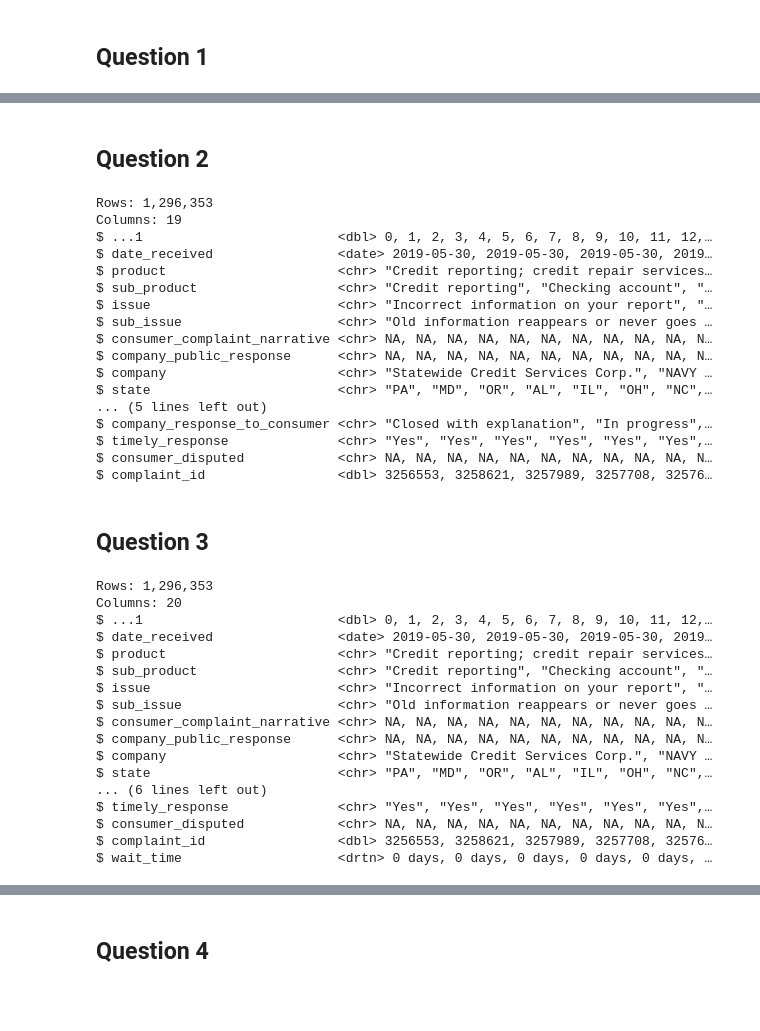
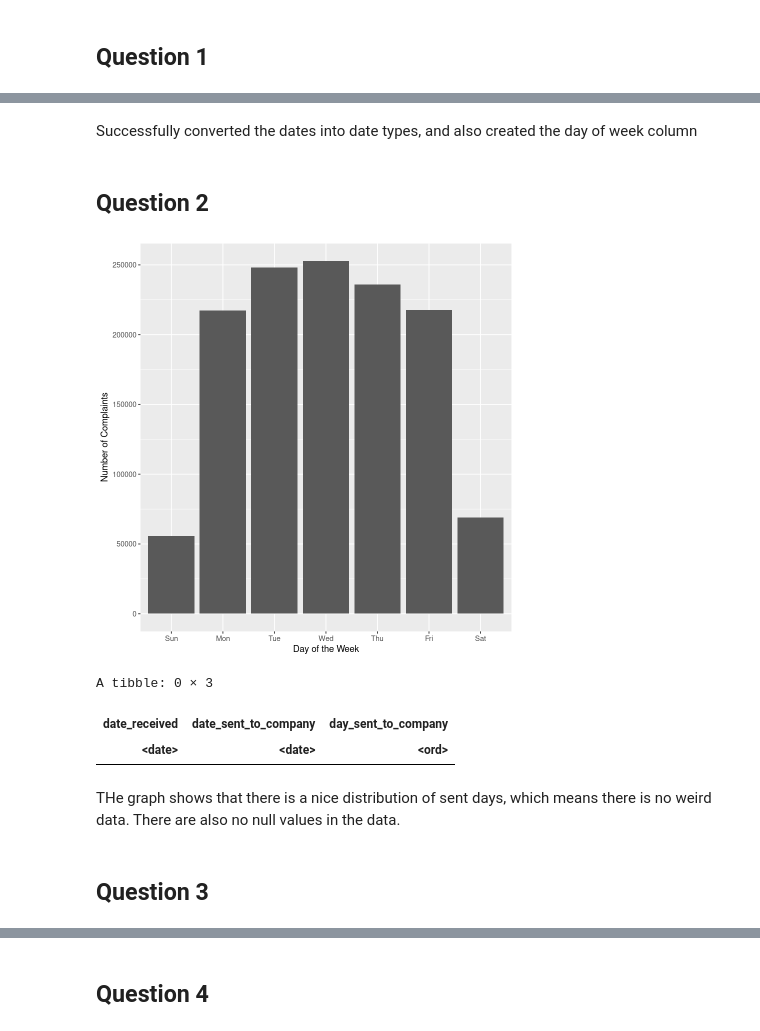
Before and after one commit to dwijenchawra/tdm202, a Jupyter notebook: project13/dwijen-chawra-project13.ipynb, the cells around one changed output, grey strips where cells are left out. Cells and saved outputs as stored; diff of their text form; code cells hidden in the pictures; blank space fills up the shorter version.

```diff
--- a/project13/dwijen-chawra-project13.ipynb
+++ b/project13/dwijen-chawra-project13.ipynb
@@ -42,54 +75,29 @@ The data in the "date sent to company" columns and the "date received" columns i
+# %% [markdown]
+Successfully converted the dates into date types, and also created the day of week column
 # %% [markdown]
 ## Question 2
 # %%
-library(lubridate)
+# assuming the day_sent_to_company is the day of the week, make a bar chart of the days of the week
+# with the number of complaints on each day
 
-# convert date_received and date_sent_to_company to date format.
-# they are in the format mm/dd/yyyy
-dat$date_received <- mdy(dat$date_received)
-dat$date_sent_to_company <- mdy(dat$date_sent_to_company)
-
-glimpse(dat)
+dat %>%
+    count(day_sent_to_company) %>%
+    ggplot(aes(x = day_sent_to_company, y = n)) +
+    geom_col() +
+    labs(x = "Day of the Week", y = "Number of Complaints")
 # %% [output]
-Rows: 1,296,353
-Columns: 19
-$ ...1                         <dbl> 0, 1, 2, 3, 4, 5, 6, 7, 8, 9, 10, 11, 12,…
-$ date_received                <date> 2019-05-30, 2019-05-30, 2019-05-30, 2019…
-$ product                      <chr> "Credit reporting; credit repair services…
-$ sub_product                  <chr> "Credit reporting", "Checking account", "…
-$ issue                        <chr> "Incorrect information on your report", "…
-$ sub_issue                    <chr> "Old information reappears or never goes …
-$ consumer_complaint_narrative <chr> NA, NA, NA, NA, NA, NA, NA, NA, NA, NA, N…
-$ company_public_response      <chr> NA, NA, NA, NA, NA, NA, NA, NA, NA, NA, N…
-$ company                      <chr> "Statewide Credit Services Corp.", "NAVY …
-$ state                        <chr> "PA", "MD", "OR", "AL", "IL", "OH", "NC",…
-... (5 lines left out)
-$ company_response_to_consumer <chr> "Closed with explanation", "In progress",…
-$ timely_response              <chr> "Yes", "Yes", "Yes", "Yes", "Yes", "Yes",…
-$ consumer_disputed            <chr> NA, NA, NA, NA, NA, NA, NA, NA, NA, NA, N…
-$ complaint_id                 <dbl> 3256553, 3258621, 3257989, 3257708, 32576…
+[figure, added]
+# %%
+# check for any null values in the day sent to company column and print them
+
+dat %>%
+    filter(is.na(day_sent_to_company)) %>%
+    select(date_received, date_sent_to_company, day_sent_to_company)
+# %% [output]
+A tibble: 0 × 3
+| date_received | date_sent_to_company | day_sent_to_company |
+| <date> | <date> | <ord> |
+# %% [markdown]
+THe graph shows that there is a nice distribution of sent days, which means there is no weird data. There are also no null values in the data.
 # %% [markdown]
 ## Question 3
-# %%
-dat <- dat %>%
-  mutate(wait_time = difftime(dat$date_sent_to_company, dat$date_received, units = "days"))
-
-glimpse(dat)
-# %% [output]
-Rows: 1,296,353
-Columns: 20
-$ ...1                         <dbl> 0, 1, 2, 3, 4, 5, 6, 7, 8, 9, 10, 11, 12,…
-$ date_received                <date> 2019-05-30, 2019-05-30, 2019-05-30, 2019…
-$ product                      <chr> "Credit reporting; credit repair services…
-$ sub_product                  <chr> "Credit reporting", "Checking account", "…
-$ issue                        <chr> "Incorrect information on your report", "…
-$ sub_issue                    <chr> "Old information reappears or never goes …
-$ consumer_complaint_narrative <chr> NA, NA, NA, NA, NA, NA, NA, NA, NA, NA, N…
-$ company_public_response      <chr> NA, NA, NA, NA, NA, NA, NA, NA, NA, NA, N…
-$ company                      <chr> "Statewide Credit Services Corp.", "NAVY …
-$ state                        <chr> "PA", "MD", "OR", "AL", "IL", "OH", "NC",…
-... (6 lines left out)
-$ timely_response              <chr> "Yes", "Yes", "Yes", "Yes", "Yes", "Yes",…
-$ consumer_disputed            <chr> NA, NA, NA, NA, NA, NA, NA, NA, NA, NA, N…
-$ complaint_id                 <dbl> 3256553, 3258621, 3257989, 3257708, 32576…
-$ wait_time                    <drtn> 0 days, 0 days, 0 days, 0 days, 0 days, …
```
Also changed, not shown: parts of 16 cells of this notebook.
